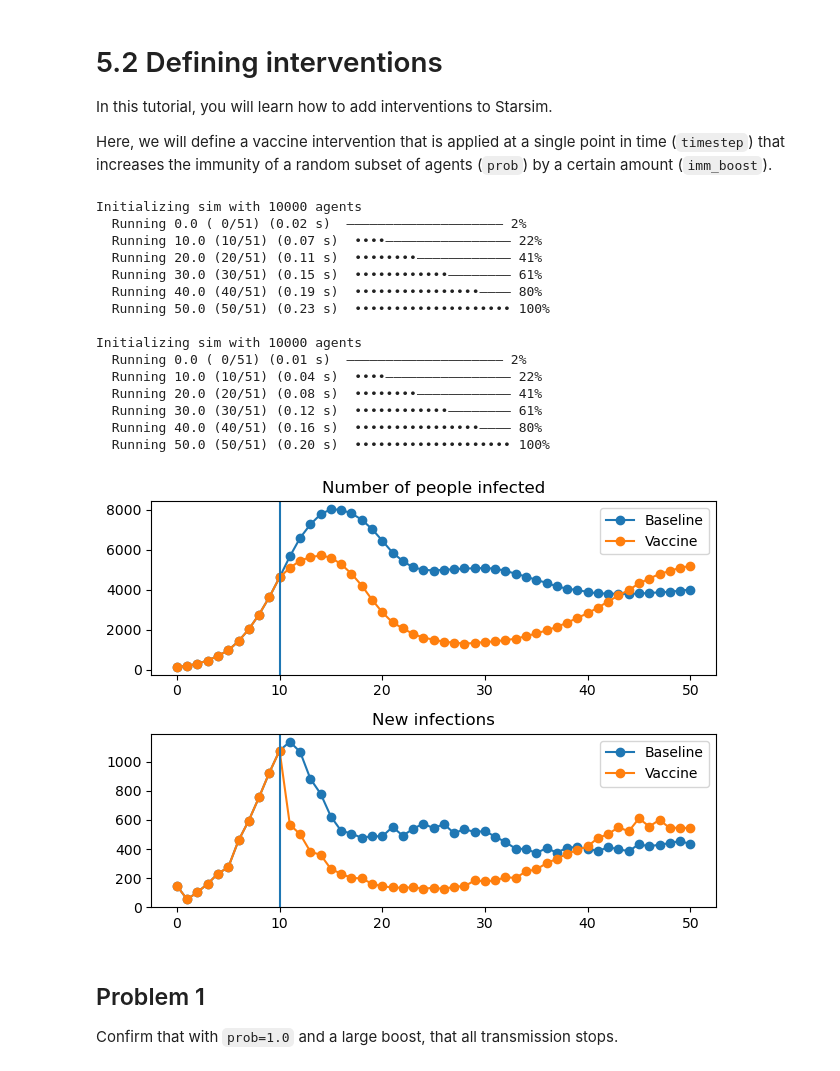
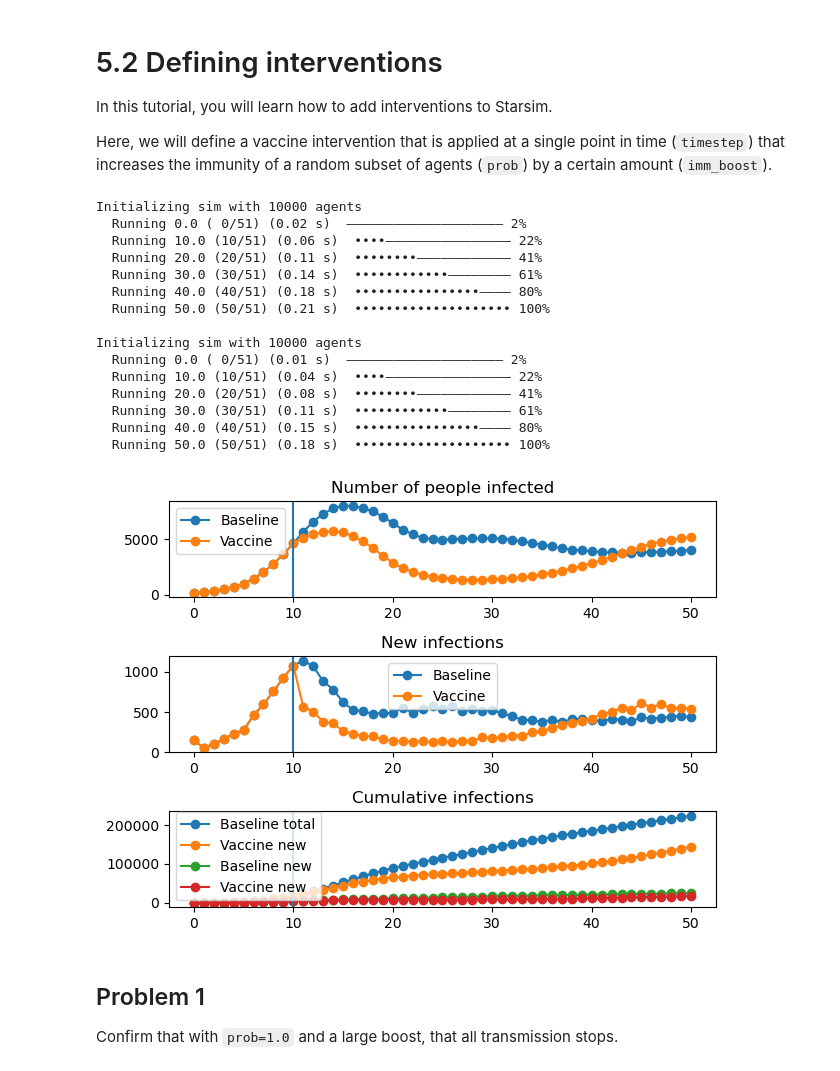
Before and after one commit to stanleyrazor/ABM-Modelling, a Jupyter notebook: tutorials/tut5.2_interventions.ipynb, the cells around one changed output. Cells and saved outputs as stored; diff of their text form; code cells hidden in the pictures.

```diff
--- a/tutorials/tut5.2_interventions.ipynb
+++ b/tutorials/tut5.2_interventions.ipynb
@@ -59,11 +59,16 @@ def make_run_sim(timestep=10, prob=0.5, imm_boost=2.0): # Create and run the sim
     new_infections_baseline = baseline_results.new_infections
     new_infections_vaccine = vaccine_results.new_infections
 
+    cum_n_infected_baseline = np.cumsum(n_infected_baseline)
+    cum_n_infected_vaccine = np.cumsum(n_infected_vaccine)
+    cum_new_infections_baseline = np.cumsum(new_infections_baseline)
+    cum_new_infections_vaccine = np.cumsum(new_infections_vaccine)
+
     # Create the figure
     pl.figure()
 
     # Plot number of people infected
-    pl.subplot(2,1,1) # Create the first panel in the plot
+    pl.subplot(3,1,1) # Create the first panel in the plot
     pl.title('Number of people infected')
     pl.plot(time, n_infected_baseline, 'o-', label='Baseline') # Plot baseline
     pl.plot(time, n_infected_vaccine, 'o-', label='Vaccine') # Plot vaccine
@@ -71,10 +76,26 @@ def make_run_sim(timestep=10, prob=0.5, imm_boost=2.0): # Create and run the sim
     pl.legend()
 
     # Plot number of new infections
-    pl.subplot(2,1,2) # Create the second panel in the plot
+    pl.subplot(3,1,2) # Create the second panel in the plot
     pl.title('New infections')
     pl.plot(time, new_infections_baseline, 'o-', label='Baseline') # Plot baseline
     pl.plot(time, new_infections_vaccine, 'o-', label='Vaccine') # Plot vaccine
+    pl.axvline(time[vaccine.timestep]) # Plot a vertical line to show when the vaccine was applied
+    pl.legend()
+
+    # Plot number of cumulative new infections
+    pl.subplot(3,1,3) # Create the second panel in the plot
+    pl.title('Cumulative infections')
+    pl.plot(time, cum_n_infected_baseline, 'o-', label='Baseline total') # Plot baseline
+    pl.plot(time, cum_n_infected_vaccine, 'o-', label='Vaccine new') # Plot vaccine
+    pl.axvline(time[vaccine.timestep]) # Plot a vertical line to show when the vaccine was applied
+    pl.legend()
+
+    # Plot number of cumulative new infections
+    pl.subplot(3,1,3) # Create the second panel in the plot
+    #pl.title('Cumulative new infections')
+    pl.plot(time, cum_new_infections_baseline, 'o-', label='Baseline new') # Plot baseline
+    pl.plot(time, cum_new_infections_vaccine, 'o-', label='Vaccine new') # Plot vaccine
     pl.axvline(time[vaccine.timestep]) # Plot a vertical line to show when the vaccine was applied
     pl.legend()
 
@@ -106,41 +127,41 @@ def make_get_data(timestep=10, prob=0.5, imm_boost=2.0): # Create and run the si
     n_infected_baseline = baseline_results.n_infected
     n_infected_vaccine = vaccine_results.n_infected
     new_infections_baseline = baseline_results.new_infections
     new_infections_vaccine = vaccine_results.new_infections
 
     # Create the dataframe
     df = pd.DataFrame({
         'Time': time,
         'N_Infected_Baseline': n_infected_baseline,
         'N_Infected_Vaccine': n_infected_vaccine,
         'New_Infections_Baseline': new_infections_baseline,
         'New_Infections_Vaccine': new_infections_vaccine
     })
 
     return(df)
 
 
 
 
 # Make, run, and plot the simulation
 make_run_sim()
 # %% [output]
 Initializing sim with 10000 agents
   Running 0.0 ( 0/51) (0.02 s)  ———————————————————— 2%
-  Running 10.0 (10/51) (0.07 s)  ••••———————————————— 22%
+  Running 10.0 (10/51) (0.06 s)  ••••———————————————— 22%
   Running 20.0 (20/51) (0.11 s)  ••••••••———————————— 41%
-  Running 30.0 (30/51) (0.15 s)  ••••••••••••———————— 61%
-  Running 40.0 (40/51) (0.19 s)  ••••••••••••••••———— 80%
-  Running 50.0 (50/51) (0.23 s)  •••••••••••••••••••• 100%
+  Running 30.0 (30/51) (0.14 s)  ••••••••••••———————— 61%
+  Running 40.0 (40/51) (0.18 s)  ••••••••••••••••———— 80%
+  Running 50.0 (50/51) (0.21 s)  •••••••••••••••••••• 100%
 
 Initializing sim with 10000 agents
   Running 0.0 ( 0/51) (0.01 s)  ———————————————————— 2%
   Running 10.0 (10/51) (0.04 s)  ••••———————————————— 22%
   Running 20.0 (20/51) (0.08 s)  ••••••••———————————— 41%
-  Running 30.0 (30/51) (0.12 s)  ••••••••••••———————— 61%
-  Running 40.0 (40/51) (0.16 s)  ••••••••••••••••———— 80%
-  Running 50.0 (50/51) (0.20 s)  •••••••••••••••••••• 100%
+  Running 30.0 (30/51) (0.11 s)  ••••••••••••———————— 61%
+  Running 40.0 (40/51) (0.15 s)  ••••••••••••••••———— 80%
+  Running 50.0 (50/51) (0.18 s)  •••••••••••••••••••• 100%
-[figure, old version]
+[figure, new version]
 # %% [markdown]
 ## Problem 1
 
```
Also changed, not shown: 1 other file.
